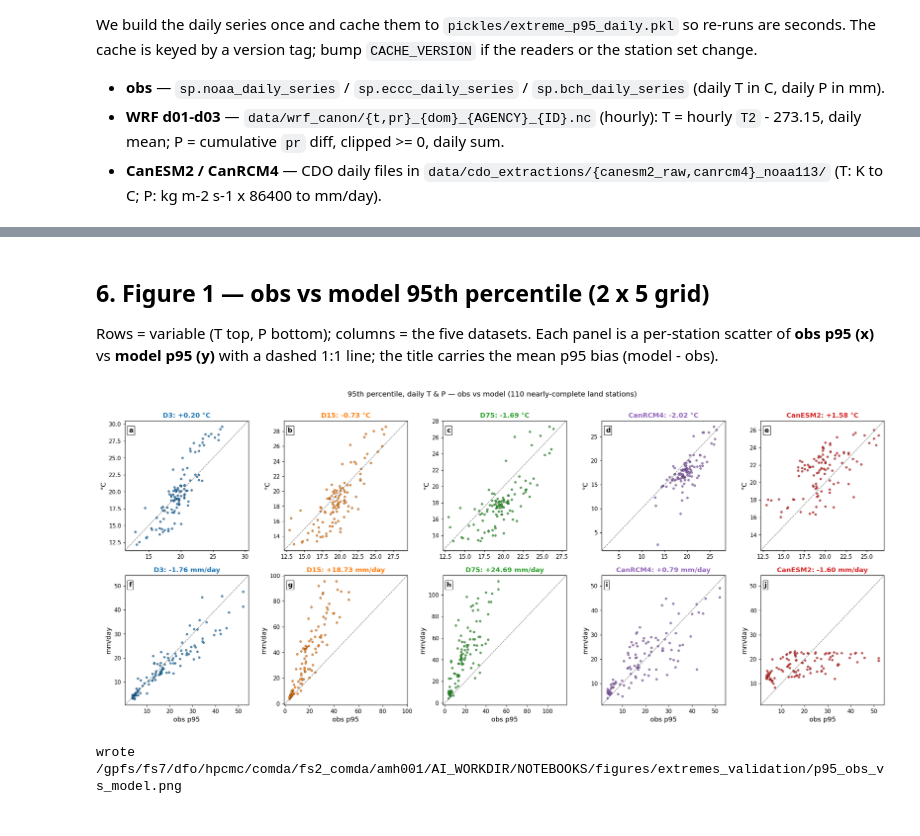
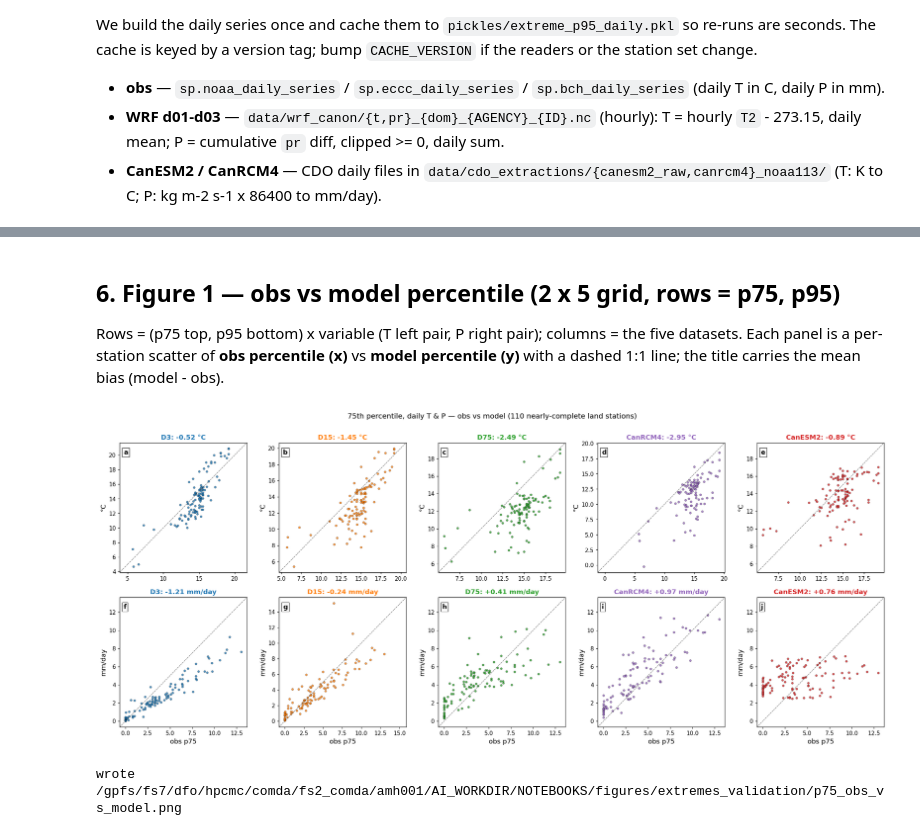
Before and after one commit to aholdsworth/WRF-CanESM2, a Jupyter notebook: extremes_validation/extreme_p95.ipynb, the cells around one changed output, grey strips where cells are left out. Cells and saved outputs as stored; diff of their text form; code cells hidden in the pictures.

```diff
--- a/extremes_validation/extreme_p95.ipynb
+++ b/extremes_validation/extreme_p95.ipynb
@@ -53,7 +53,7 @@ import seasonal_pooling as sp
 START_YEAR, END_YEAR = 1986, 2005
 YEARS = tuple(range(START_YEAR, END_YEAR + 1))
 MIN_YEARS_P95 = 19          # "nearly complete": >= 19 of 20 Rule-1 years
-PCTL = 95                   # the extreme percentile
+PCTLS = (75, 95)            # extreme percentiles (95 = repo convention; 75 = diagnostic)
 
 # fonts / rcParams (Sans-Serif, 12 pt — matched to the bias figures)
 plt.rcParams.update({
@@ -148,7 +148,7 @@ We build the daily series once and cache them to `pickles/extreme_p95_daily.pkl`
 * **WRF d01-d03** — `data/wrf_canon/{t,pr}_{dom}_{AGENCY}_{ID}.nc` (hourly): T = hourly `T2` - 273.15, daily mean; P = cumulative `pr` diff, clipped >= 0, daily sum.
 * **CanESM2 / CanRCM4** — CDO daily files in `data/cdo_extractions/{canesm2_raw,canrcm4}_noaa113/` (T: K to C; P: kg m-2 s-1 x 86400 to mm/day).
 # %%
-CACHE_VERSION = 3
+CACHE_VERSION = 4
 DAILY_PKL = os.path.join(BASE, 'pickles', 'extreme_p95_daily.pkl')
 
 # ---- obs daily ----------------------------------------------------------
@@ -351,43 +354,46 @@ CanESM2  pr    110      110     18.937066       17.340354  -1.596713     0.33842
 
 saved /gpfs/fs7/dfo/hpcmc/comda/fs2_comda/amh001/AI_WORKDIR/NOTEBOOKS/pickles/extreme_p95.pkl
 # %% [markdown]
-## 6. Figure 1 — obs vs model 95th percentile (2 x 5 grid)
+## 6. Figure 1 — obs vs model percentile (2 x 5 grid, rows = p75, p95)
 
-Rows = variable (T top, P bottom); columns = the five datasets.  Each panel is a per-station scatter of **obs p95 (x)** vs **model p95 (y)** with a dashed 1:1 line; the title carries the mean p95 bias (model - obs).
+Rows = (p75 top, p95 bottom) x variable (T left pair, P right pair); columns = the five datasets.  Each panel is a per-station scatter of **obs percentile (x)** vs **model percentile (y)** with a dashed 1:1 line; the title carries the mean bias (model - obs).
 # %%
-panel_tag = 0
-def next_tag():
-    global panel_tag
-    tag = chr(ord('a') + panel_tag)
-    panel_tag += 1
-    return tag
+def pct_grid(tbl, p, fname, suptitle):
+    panel_tag = 0
+    def next_tag():
+        nonlocal panel_tag
+        tag = chr(ord('a') + panel_tag)
+        panel_tag += 1
+        return tag
 
-fig, axes = plt.subplots(2, 5, figsize=(20, 8.5))
-for r, kind in enumerate(('t', 'pr')):
-    for c, (tag, label, col, _k) in enumerate(MODELS):
-        ax = axes[r, c]
-        o = tbl['obs_' + kind + '_p95']
-        m = tbl[tag + '_' + kind + '_p95']
-        ok = o.notna() & m.notna()
-        ax.scatter(o[ok], m[ok], s=14, c=col, edgecolor='k', linewidth=0.3, alpha=0.8)
-        lo = min(o[ok].min(), m[ok].min()); hi = max(o[ok].max(), m[ok].max())
-        pad = 0.05 * (hi - lo)
-        ax.plot([lo - pad, hi + pad], [lo - pad, hi + pad], 'k--', lw=0.8, alpha=0.6)
-        ax.set_xlim(lo - pad, hi + pad); ax.set_ylim(lo - pad, hi + pad)
-        dmean = float(np.nanmean(tbl[tag + '_' + kind + '_diff'].values))
-        ax.set_title('%s: %+.2f %s' % (tag, dmean, VAR_UNITS[kind]), color=col, fontweight='bold')
-        if r == 1:
-            ax.set_xlabel('obs p95')
-        ax.set_ylabel(VAR_UNITS[kind])
-        ax.text(0.03, 0.95, next_tag(), transform=ax.transAxes, fontsize=12,
-                fontweight='bold', va='top',
-                bbox=dict(boxstyle='square,pad=0.2', fc='white', ec='black', lw=0.8))
-fig.suptitle('95th percentile, daily T & P — obs vs model (%d nearly-complete land stations)' % len(ids),
-             fontsize=13, y=1.00)
-fig.tight_layout()
-fig.savefig(os.path.join(FIG_DIR, 'p95_obs_vs_model.png'), bbox_inches='tight')
-plt.show()
-print('wrote', os.path.join(FIG_DIR, 'p95_obs_vs_model.png'))
+    fig, axes = plt.subplots(2, 5, figsize=(20, 8.5))
+    for r, kind in enumerate(('t', 'pr')):
+        for c, (tag, label, col, _k) in enumerate(MODELS):
+            ax = axes[r, c]
+            o = tbl['obs_' + kind + '_p%d' % p]
+            m = tbl[tag + '_' + kind + '_p%d' % p]
+            ok = o.notna() & m.notna()
+            ax.scatter(o[ok], m[ok], s=14, c=col, edgecolor='k', linewidth=0.3, alpha=0.8)
+            lo = min(o[ok].min(), m[ok].min()); hi = max(o[ok].max(), m[ok].max())
+            pad = 0.05 * (hi - lo)
+            ax.plot([lo - pad, hi + pad], [lo - pad, hi + pad], 'k--', lw=0.8, alpha=0.6)
+            ax.set_xlim(lo - pad, hi + pad); ax.set_ylim(lo - pad, hi + pad)
+            dmean = float(np.nanmean(tbl[tag + '_' + kind + '_diff%d' % p].values))
+            ax.set_title('%s: %+.2f %s' % (tag, dmean, VAR_UNITS[kind]), color=col, fontweight='bold')
+            if r == 1:
+                ax.set_xlabel('obs p%d' % p)
+            ax.set_ylabel(VAR_UNITS[kind])
+            ax.text(0.03, 0.95, next_tag(), transform=ax.transAxes, fontsize=12,
+                    fontweight='bold', va='top',
+                    bbox=dict(boxstyle='square,pad=0.2', fc='white', ec='black', lw=0.8))
+    fig.suptitle(suptitle % len(ids), fontsize=13, y=1.00)
+    fig.tight_layout()
+    fig.savefig(os.path.join(FIG_DIR, fname), bbox_inches='tight')
+    plt.show()
+    print('wrote', os.path.join(FIG_DIR, fname))
+
+pct_grid(tbl, 75, 'p75_obs_vs_model.png',
+         '75th percentile, daily T & P — obs vs model (%d nearly-complete land stations)')
 # %% [output]
-[figure, old version]
+[figure, new version]
-wrote /gpfs/fs7/dfo/hpcmc/comda/fs2_comda/amh001/AI_WORKDIR/NOTEBOOKS/figures/extremes_validation/p95_obs_vs_model.png
+wrote /gpfs/fs7/dfo/hpcmc/comda/fs2_comda/amh001/AI_WORKDIR/NOTEBOOKS/figures/extremes_validation/p75_obs_vs_model.png
```
Also changed, not shown: parts of 12 cells of this notebook, 3 other files.
